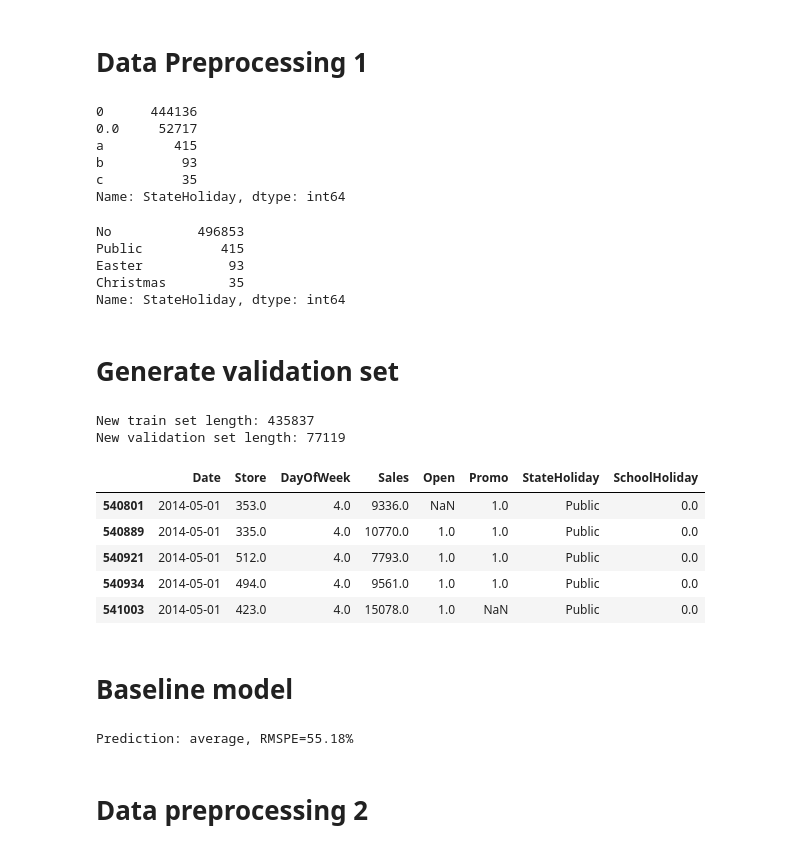
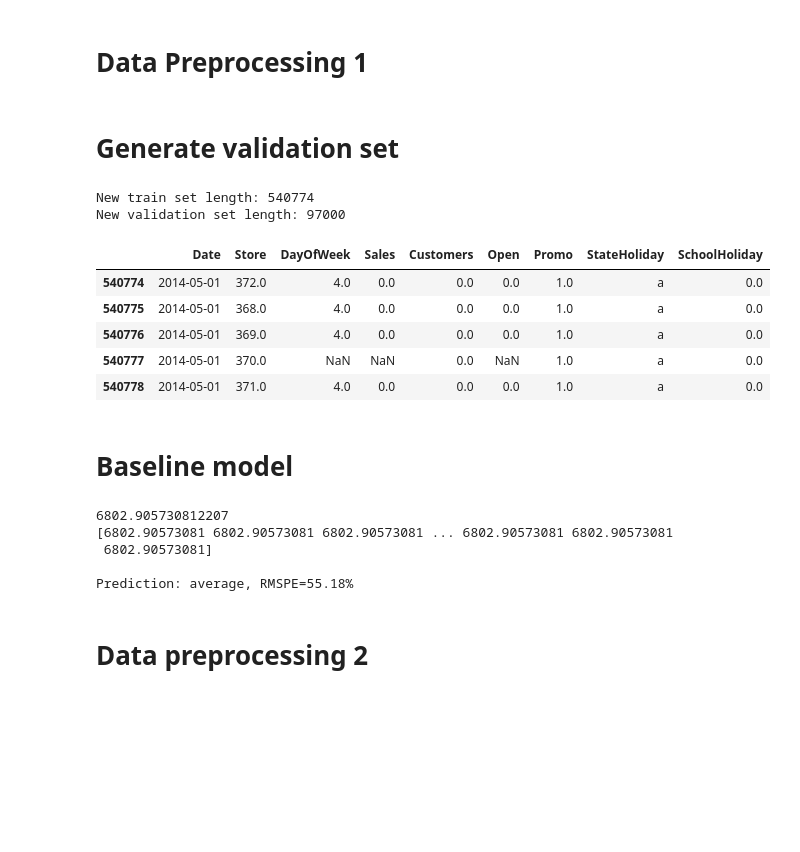
Before and after one commit to igivis7/dsr28_minicomp_team1, a Jupyter notebook: Sabine full analysis.ipynb, the cells around one changed output. Cells and saved outputs as stored; diff of their text form; code cells hidden in the pictures; blank space fills up the shorter version.

```diff
--- a/Sabine full analysis.ipynb
+++ b/Sabine full analysis.ipynb
@@ -71,61 +71,30 @@ plt.plot(train_data['Date'], train_data['Sales'])
 [figure]
 # %% [markdown]
 # Data Preprocessing 1
-# %%
-# drop column "Customers" as it won't be in the test dataset
-# and rows with zero sales
-train_data.drop(columns = "Customers", inplace=True)
-train_data = train_data[train_data['Sales'] > 0]
-# %%
-# categorical variable state holiday
-# what are the possible values
-train_data['StateHoliday'].value_counts()
-# %% [output]
-0      444136
-0.0     52717
-a         415
-b          93
-c          35
-Name: StateHoliday, dtype: int64
-# %%
-# 0 and 0.0 are the same = no holiday
-# renaming categories to be intuitive
-train_data['StateHoliday'] = train_data['StateHoliday'].replace(0.0, "0")
-train_data['StateHoliday'] = train_data['StateHoliday'].replace("0", "No")
-train_data['StateHoliday'] = train_data['StateHoliday'].replace("a", "Public")
-train_data['StateHoliday'] = train_data['StateHoliday'].replace("b", "Easter")
-train_data['StateHoliday'] = train_data['StateHoliday'].replace("c", "Christmas")
-train_data['StateHoliday'].value_counts()
-# %% [output]
-No           496853
-Public          415
-Easter           93
-Christmas        35
-Name: StateHoliday, dtype: int64
 # %% [markdown]
 # Generate validation set
 # %%
 # Split train and validation set at 2014-04-30
-validation_set = train_data[train_data['Date'] > '2014-04-30']
-newtrain_set = train_data[train_data['Date'] <= '2014-04-30']
+validation = train_data[train_data['Date'] > '2014-04-30']
+newtrain = train_data[train_data['Date'] <= '2014-04-30']
 
-print(f"New train set length: {len(newtrain_set)}")
-print(f"New validation set length: {len(validation_set)}")
+print(f"New train set length: {len(newtrain)}")
+print(f"New validation set length: {len(validation)}")
 
-validation_set.to_csv("data/validation.csv", header=True)
-newtrain_set.to_csv("data/newtrain.csv", header=True)
+validation.to_csv("data/validation.csv", header=True)
+newtrain.to_csv("data/newtrain.csv", header=True)
 # %% [output]
-New train set length: 435837
-New validation set length: 77119
+New train set length: 540774
+New validation set length: 97000
 # %%
-validation_set.head()
+validation.head()
 # %% [output]
-|  | Date | Store | DayOfWeek | Sales | Open | Promo | StateHoliday | SchoolHoliday |
-| 540801 | 2014-05-01 | 353.0 | 4.0 | 9336.0 | NaN | 1.0 | Public | 0.0 |
-| 540889 | 2014-05-01 | 335.0 | 4.0 | 10770.0 | 1.0 | 1.0 | Public | 0.0 |
-| 540921 | 2014-05-01 | 512.0 | 4.0 | 7793.0 | 1.0 | 1.0 | Public | 0.0 |
-| 540934 | 2014-05-01 | 494.0 | 4.0 | 9561.0 | 1.0 | 1.0 | Public | 0.0 |
-| 541003 | 2014-05-01 | 423.0 | 4.0 | 15078.0 | 1.0 | NaN | Public | 0.0 |
+|  | Date | Store | DayOfWeek | Sales | Customers | Open | Promo | StateHoliday | SchoolHoliday |
+| 540774 | 2014-05-01 | 372.0 | 4.0 | 0.0 | 0.0 | 0.0 | 1.0 | a | 0.0 |
+| 540775 | 2014-05-01 | 368.0 | 4.0 | 0.0 | 0.0 | 0.0 | 1.0 | a | 0.0 |
+| 540776 | 2014-05-01 | 369.0 | 4.0 | 0.0 | 0.0 | 0.0 | 1.0 | a | 0.0 |
+| 540777 | 2014-05-01 | 370.0 | NaN | NaN | 0.0 | NaN | 1.0 | a | 0.0 |
+| 540778 | 2014-05-01 | 371.0 | 4.0 | 0.0 | 0.0 | 0.0 | 1.0 | a | 0.0 |
 # %% [markdown]
 # Baseline model
 # %%
@@ -138,12 +107,19 @@ def metric(preds, actuals):
 # %%
 import numpy as np
 # get baseline prediction evaluation taking the average of new training set as prediction
-mean = newtrain_set['Sales'].mean()
-preds = np.full(len(validation_set), mean)
-rmspe = metric(preds, np.array(validation_set['Sales']))
+print(newtrain.loc[newtrain['Sales'] > 0, 'Sales'].mean())
+mean = newtrain.loc[newtrain['Sales'] > 0, 'Sales'].mean()
+validation = validation.loc[validation['Sales'] > 0]
+
+preds = np.full(len(validation), mean)
+rmspe = metric(preds, np.array(validation['Sales']))
 
 print(f'Prediction: average, RMSPE={rmspe:.2f}%')
 # %% [output]
+6802.905730812207
+[6802.90573081 6802.90573081 6802.90573081 ... 6802.90573081 6802.90573081
+ 6802.90573081]
+
 Prediction: average, RMSPE=55.18%
 # %% [markdown]
 # Data preprocessing 2
```
Also changed, not shown: parts of 9 cells of this notebook.
